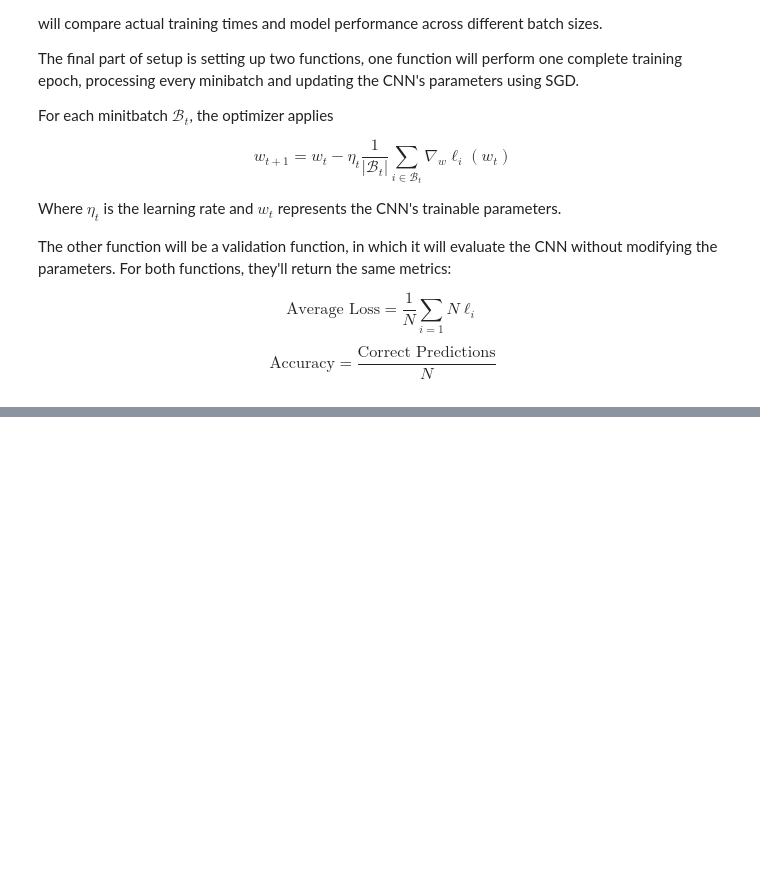
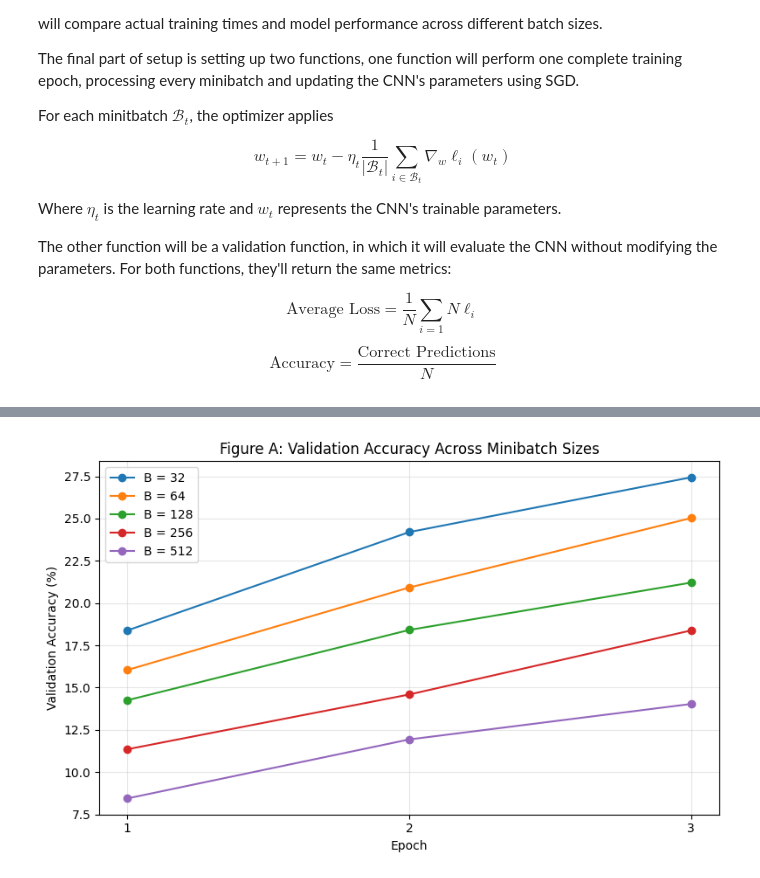
Before and after one commit to CandidoS391/Machine-Learning-Optimization-Initialization, a Jupyter notebook: large_minibatch_sgd.ipynb, the cells around one changed output, grey strips where cells are left out. Drawn from its saved outputs; the diff is of its cells as text; code cells hidden in the pictures; blank space fills up the shorter version.

```diff
--- a/large_minibatch_sgd.ipynb
+++ b/large_minibatch_sgd.ipynb
@@ -409,13 +405,13 @@ def initialize_model(model):
 # Construct the model
 torch.manual_seed(SEED)
 
-model = TinyImageNetCNN()
+model = CIFAR100CNN()
 initialize_model(model)
 model = model.to(device)
 
 # Verify output dimensions
 with torch.no_grad():
-  sample_input = torch.randn(2, 3, 64, 64, device=device)
+  sample_input = torch.randn(2, 3, 32, 32, device=device)
   sample_output = model(sample_input)
 
 parameter_count = sum(
@@ -558 +565,8 @@ Training batches per epoch: 782
 Validation batches: 79
+# %%
+images, labels = next(iter(create_dataloaders(128)[0]))
+
+print("Image batch:", images.shape)
+print("Image dtype:", images.dtype)
+print("Label batch:", labels.shape)
+print("Dataset path:", TRAIN_PATH)
@@ -654,0 +834,9 @@ def evaluate(model, loader, criterion, device):
+# %%
+baseline_history = run_experiment(
+  batch_size=128,
+  learning_rate=0.01,
+  epochs=3,
+  seed=SEED
+)
+
+display(baseline_history.round(4))
@@ -654,0 +932,25 @@ def evaluate(model, loader, criterion, device):
+# %%
+plt.figure(figsize=(8, 5))
+
+for batch_size in batch_sizes:
+  history = comparison_history[
+    comparison_history["Batch Size"] == batch_size
+  ]
+
+  plt.plot(
+    history["Epoch"],
+    history["Validation Accuracy"] * 100,
+    marker="o",
+    label=f"B = {batch_size}"
+  )
+
+plt.title("Figure A: Validation Accuracy Across Minibatch Sizes")
+plt.xlabel("Epoch")
+plt.ylabel("Validation Accuracy (%)")
+plt.xticks([1, 2, 3])
+plt.grid(alpha=0.3)
+plt.legend()
+plt.tight_layout()
+plt.show()
+# %% [output]
+[figure, added]
```
Also changed, not shown: parts of 48 cells of this notebook.
